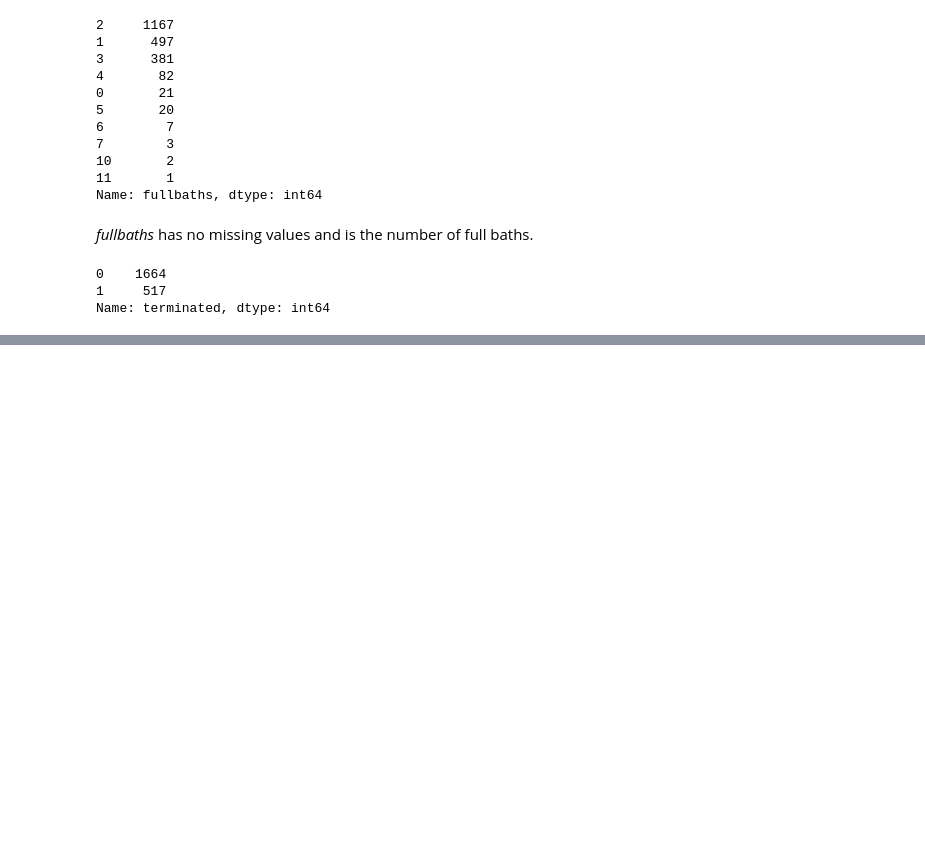
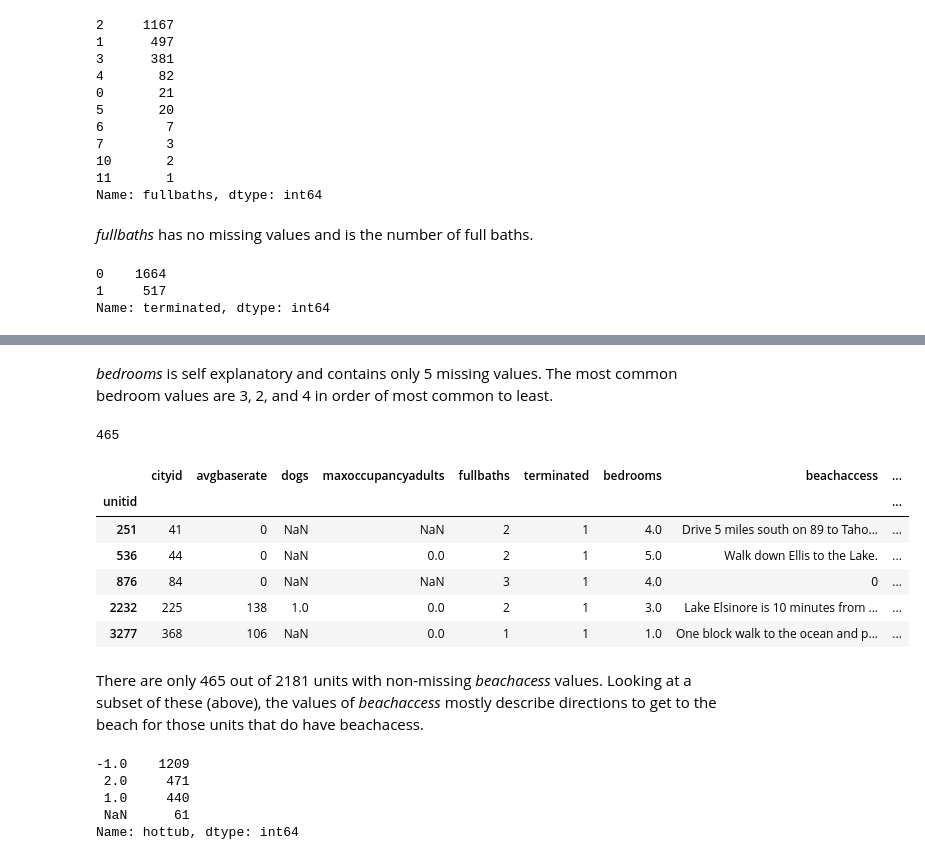
Before and after one commit to kenneth-liao/VacasaInterview, a Jupyter notebook: Vacasa Similar Unit Recommender.ipynb, the cells around one changed output, grey strips where cells are left out. Drawn from its saved outputs; the diff is of its cells as text; code cells hidden in the pictures; blank space fills up the shorter version.

```diff
--- a/Vacasa Similar Unit Recommender.ipynb
+++ b/Vacasa Similar Unit Recommender.ipynb
@@ -273,0 +263,26 @@ units[units.terminated==1]
+# %% [markdown]
+*bedrooms* is self explanatory and contains only 5 missing values. The most common bedroom values are 3, 2, and 4 in order of most common to least.
+# %%
+units.beachaccess.notnull().sum()
+# %% [output]
+465
+# %%
+units[units.beachaccess.notnull()].head()
+# %% [output]
+|  | cityid | avgbaserate | dogs | maxoccupancyadults | fullbaths | terminated | bedrooms | beachaccess | ... |
+| unitid |  |  |  |  |  |  |  |  | ... |
+| 251 | 41 | 0 | NaN | NaN | 2 | 1 | 4.0 | Drive 5 miles south on 89 to Taho... | ... |
+| 536 | 44 | 0 | NaN | 0.0 | 2 | 1 | 5.0 | Walk down Ellis to the Lake. | ... |
+| 876 | 84 | 0 | NaN | NaN | 3 | 1 | 4.0 | 0 | ... |
+| 2232 | 225 | 138 | 1.0 | 0.0 | 2 | 1 | 3.0 | Lake Elsinore is 10 minutes from ... | ... |
+| 3277 | 368 | 106 | NaN | 0.0 | 1 | 1 | 1.0 | One block walk to the ocean and p... | ... |
+# %% [markdown]
+There are only 465 out of 2181 units with non-missing *beachacess* values. Looking at a subset of these (above), the values of *beachaccess* mostly describe directions to get to the beach for those units that do have beachacess.
+# %%
+units.hottub.value_counts(dropna=False)
+# %% [output]
+-1.0    1209
+ 2.0     471
+ 1.0     440
+ NaN      61
+Name: hottub, dtype: int64
```
Also changed, not shown: parts of 24 cells of this notebook.
